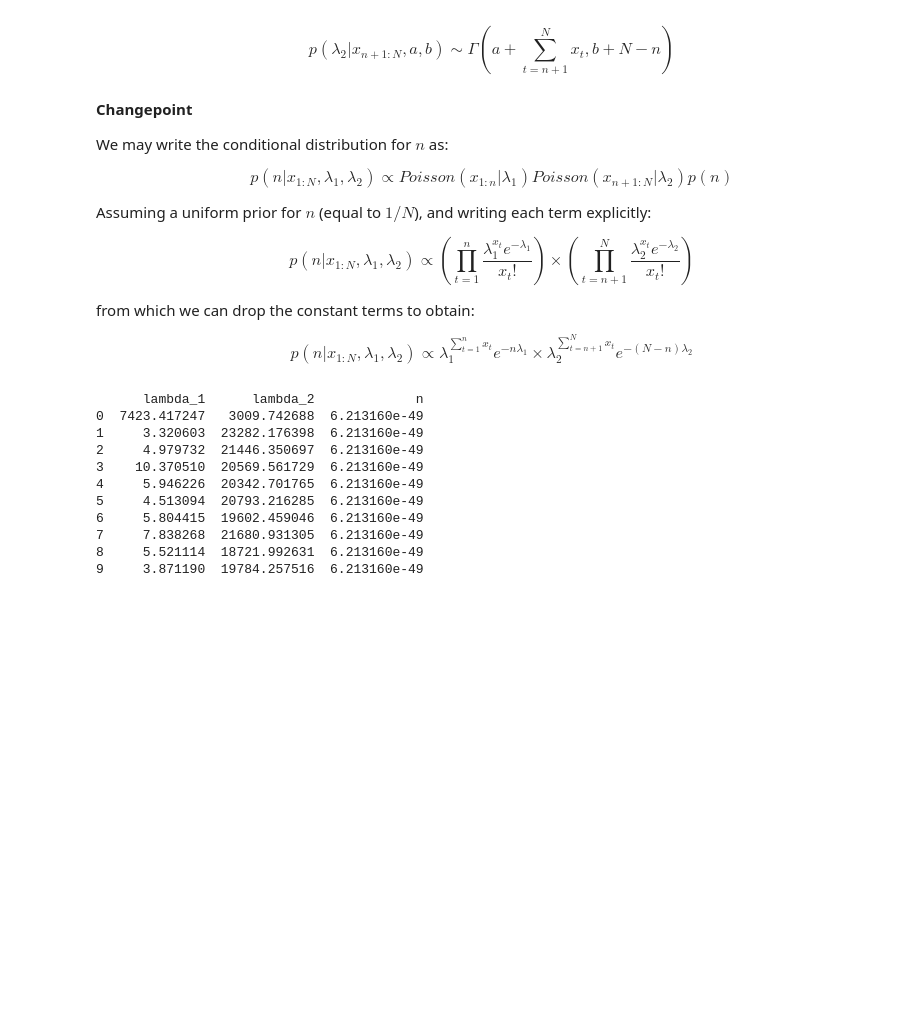
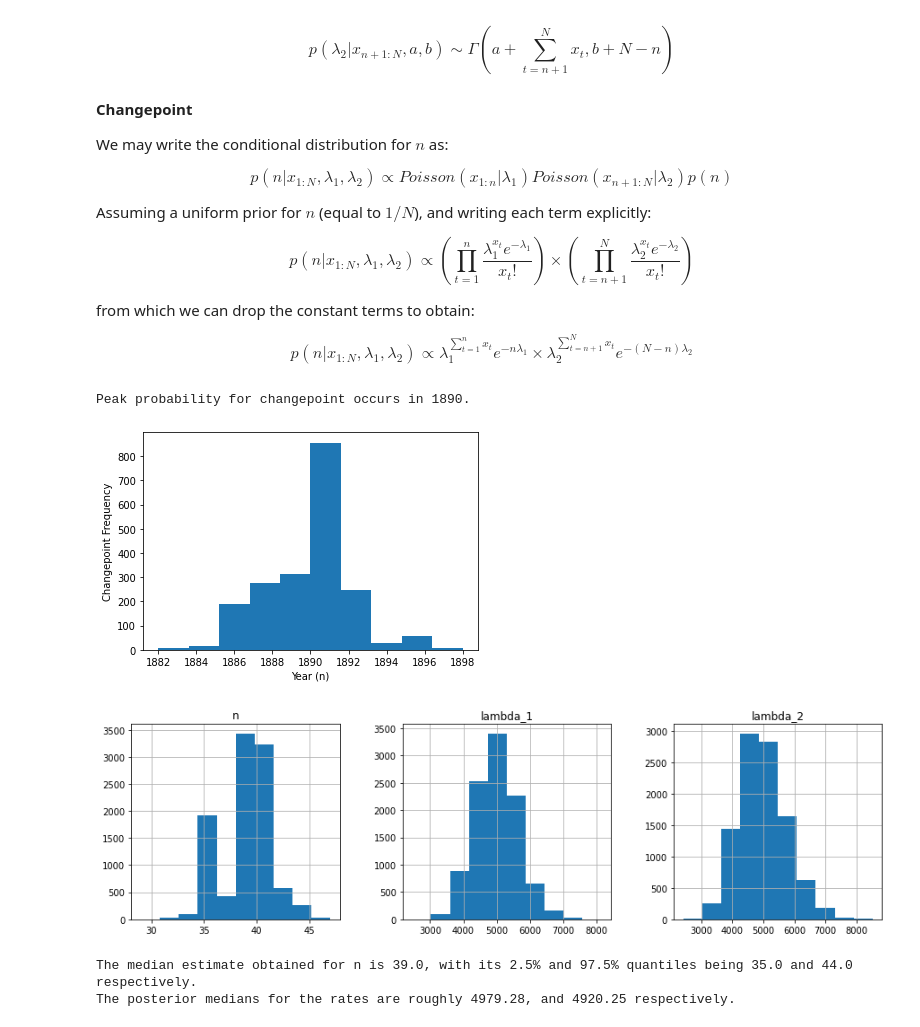
Before and after one commit to KCGallagher/periodic-sampling, a Jupyter notebook: periodic_sampling/gibbs_sampler/exampler.ipynb, the cells around one changed output. Drawn from its saved outputs; the diff is of its cells as text; code cells hidden in the pictures; blank space fills up the shorter version.

Commit message:
Gibbs time series sampler

```diff
--- a/periodic_sampling/gibbs_sampler/exampler.ipynb
+++ b/periodic_sampling/gibbs_sampler/exampler.ipynb
@@ -156,37 +158,52 @@ $$
 p(n|x_{1:N},\lambda_{1},\lambda_{2}) \propto \lambda_{1}^{\sum_{t=1}^{n}x_{t}}e^{-n\lambda_{1}}  \times \lambda_{2}^{\sum_{t=n+1}^{N}x_{t}}e^{-(N-n)\lambda_{2}}
 $$
 # %%
-def conditional_posterior_n(n, x, lambda_1, lambda_2, **kwargs):
-    """Posterior distribution for changepoint n, conditional on
-    the data n and the rates (before/after) lambda_1 and lambda_2."""
+def unnormalised_posterior_n(n, x, lambda_1, lambda_2):
+    """Unnormalised conditional distribution for changepoint n, conditional on
+    the data x and the rates (before/after) lambda_1 and lambda_2."""
     if n == len(x):
         return 0  # Change cannot occur at final point
     term_1 = lambda_1**(sum(x[:int(n+1)])) * np.exp(-n * lambda_1)
     term_2 = lambda_2**(sum(x[int(n+1):])) * np.exp(-(len(x) - n) * lambda_2)
     return term_1 * term_2
+# %%
+def sample_conditional_n(x, lambda_1, lambda_2, **kwargs):
+    """Returns sample from consitional posterior distriubtion for
+    n, conditional on the data x and the rates (before/after)
+    lambda_1 and lambda_2."""
+    n_prob = [unnormalised_posterior_n(n, x, lambda_1, lambda_2) for n in range(len(x))]
+    return random.choices(range(len(x)), weights=n_prob)[0]
+
+y, x, _ = plt.hist([int(sample_conditional_n(mine_df['Count'].values, 3.0, 1.0) + min(mine_df['Year'])) for _ in range(2000)]);
+plt.xlabel('Year (n)'); plt.ylabel("Changepoint Frequency")
+print(f"Peak probability for changepoint occurs in {int(x[np.where(y == y.max())][0])}.")
+# %% [output]
+Peak probability for changepoint occurs in 1890.
+[figure, added]
 # %%
 prior_params = {'a': 1, 'b': 1}  # Uniform prior for beta dist
 sample_data = {'x': mine_df['Count'].values}  # From sample dataset
 
 params = {
-    'lambda_1': Parameter(1, gamma, lambda a, b, x, n, **kwargs: {'shape':a + sum(x[:int(n+1)]), 'scale':(b+n)}),
-    'lambda_2': Parameter(1, gamma, lambda a, b, x, n, **kwargs: {'shape':a + sum(x[int(n+1):]), 'scale':(b+len(x)-n)}),
-    'n': Parameter(int(len(sample_data['x'])/2), conditional_posterior_n),
+    'lambda_1': Parameter(3.0, gamma, lambda a, b, x, n, **kwargs: {'shape':a + sum(x[:int(n+1)]), 'scale':(b+n)}),
+    'lambda_2': Parameter(1.0, gamma, lambda a, b, x, n, **kwargs: {'shape':a + sum(x[int(n+1):]), 'scale':(b+len(x)-n)}),
+    'n': Parameter(int(len(sample_data['x'])/2), sample_conditional_n),
 }
 
-gibbs = gibbs_sampler(10, params = {**params, **prior_params, **sample_data})
-print(gibbs)
-# gibbs.hist('n');
-# gibbs.hist(['lambda_1', 'lambda_2']);
+gibbs = gibbs_sampler(10000, params = {**params, **prior_params, **sample_data})
+gibbs.hist(['n','lambda_1', 'lambda_2'], figsize=(15, 4), layout=(1,3));
+# n is number of years since start of data (1851)
 # %% [output]
-      lambda_1      lambda_2             n
-0  7423.417247   3009.742688  6.213160e-49
-1     3.320603  23282.176398  6.213160e-49
-2     4.979732  21446.350697  6.213160e-49
-3    10.370510  20569.561729  6.213160e-49
-4     5.946226  20342.701765  6.213160e-49
-5     4.513094  20793.216285  6.213160e-49
-6     5.804415  19602.459046  6.213160e-49
-7     7.838268  21680.931305  6.213160e-49
-8     5.521114  18721.992631  6.213160e-49
-9     3.871190  19784.257516  6.213160e-49
+[figure, added]
+# %%
+# 95% credible interval determined by quantiles from this data
+u_quant = np.quantile(gibbs['n'], 0.975)
+l_quant = np.quantile(gibbs['n'], 0.025)
+median = np.quantile(gibbs['n'], 0.5)
+
+print(f"The median estimate obtained for n is {median}, with its 2.5% and 97.5% quantiles being {l_quant} and {u_quant} respectively.")
+
+print(f"The posterior medians for the rates are roughly {np.quantile(gibbs['lambda_1'], 0.5):.2f}, and {np.quantile(gibbs['lambda_2'], 0.5):.2f} respectively.")
+# %% [output]
+The median estimate obtained for n is 39.0, with its 2.5% and 97.5% quantiles being 35.0 and 44.0 respectively.
+The posterior medians for the rates are roughly 4979.28, and 4920.25 respectively.
```
Also changed, not shown: parts of 2 cells of this notebook, 1 other file.
